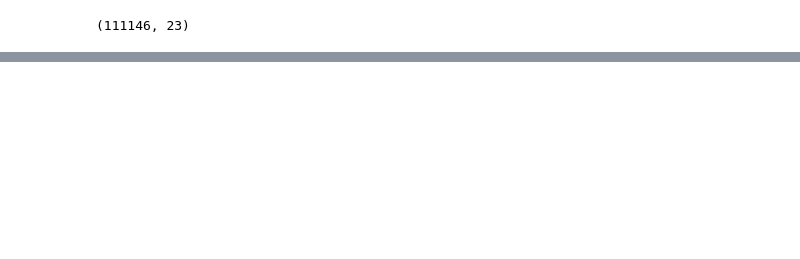
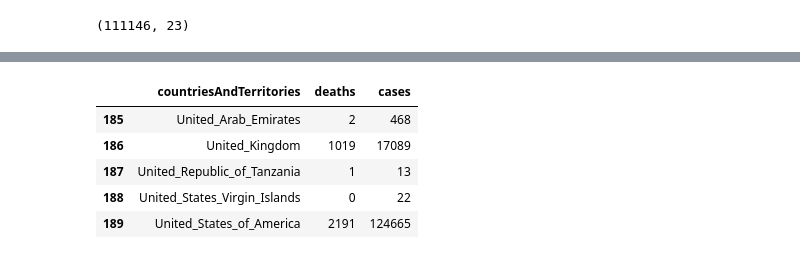
Before and after one commit to wgong/Dash-by-Plotly, a Jupyter notebook: explore-data.ipynb, the cells around one changed output, grey strips where cells are left out. Saved outputs shown, nothing was run; the diff lists cells and outputs as text; code cells hidden in the pictures; blank space fills up the shorter version.

```diff
--- a/explore-data.ipynb
+++ b/explore-data.ipynb
@@ -274,0 +360,9 @@ pd.set_option("max_rows", None)
+# %%
+dff[dff['countriesAndTerritories'].str.startswith('United')]
+# %% [output]
+|  | countriesAndTerritories | deaths | cases |
+| 185 | United_Arab_Emirates | 2 | 468 |
+| 186 | United_Kingdom | 1019 | 17089 |
+| 187 | United_Republic_of_Tanzania | 1 | 13 |
+| 188 | United_States_Virgin_Islands | 0 | 22 |
+| 189 | United_States_of_America | 2191 | 124665 |
```
Also changed, not shown: parts of 14 cells of this notebook, 7 other files.
